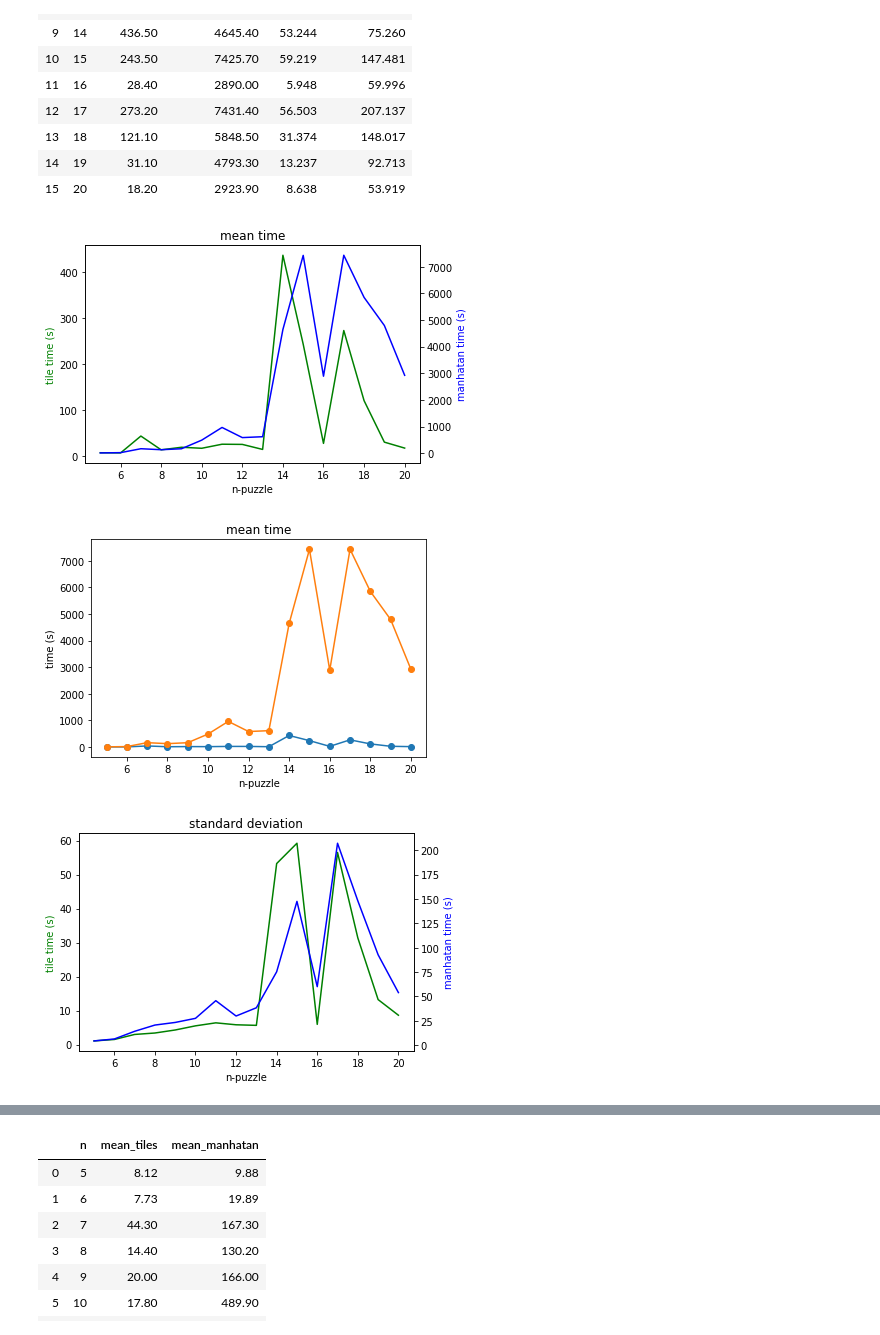
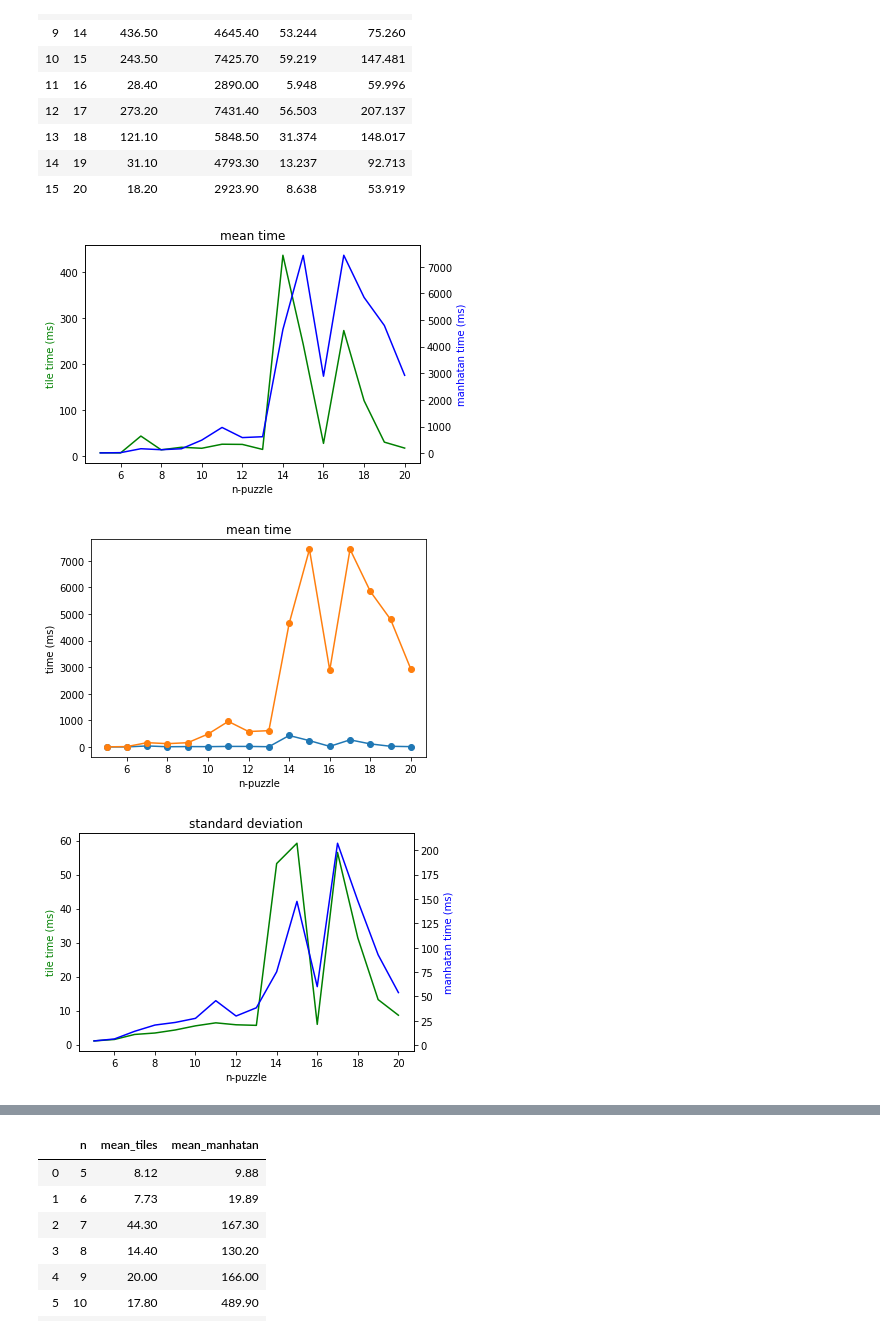
Before and after one commit to chamikasudusinghe/nocml, a Jupyter notebook: puzzle/fft-r1-model.ipynb, the cells around one changed output, grey strips where cells are left out. Saved outputs shown, nothing was run; the diff lists cells and outputs as text; code cells hidden in the pictures.

```diff
--- a/puzzle/fft-r1-model.ipynb
+++ b/puzzle/fft-r1-model.ipynb
@@ -94,37 +94,36 @@ dfms.head(20)
 # %%
 x = dfms['n']
 y1 = dfms['mean_tiles']
 y2 = dfms['mean_manhatan']
 
 
 fig, ax1 = plt.subplots()
 
 ax2 = ax1.twinx()
 ax1.plot(x, y1, 'g-')
 ax2.plot(x, y2, 'b-')
 
 plt.title("mean time")
 ax1.set_xlabel('n-puzzle')
-ax1.set_ylabel('tile time (s)', color='g')
-ax2.set_ylabel('manhatan time (s)', color='b')
+ax1.set_ylabel('tile time (ms)', color='g')
+ax2.set_ylabel('manhatan time (ms)', color='b')
 
 plt.show()
 # %% [output]
-[figure, old version]
+[figure, new version]
 # %%
 fig,ax=plt.subplots()
 plt.title("mean time")
 ax.set_xlabel("n-puzzle")
-ax.set_ylabel("time (s)")
+ax.set_ylabel("time (ms)")
 ax.plot(x, y1, marker="o")
 ax.plot(x, y2, marker="o")
 plt.show()
 # %% [output]
-[figure, old version]
+[figure, new version]
 # %%
 y3 = dfms['std_tiles']
 y4 = dfms['std_manhatan']
-
 
 fig, ax1 = plt.subplots()
 
@@ -134,12 +133,12 @@ ax2.plot(x, y4, 'b-')
 
 plt.title("standard deviation")
 ax1.set_xlabel('n-puzzle')
-ax1.set_ylabel('tile time (s)', color='g')
-ax2.set_ylabel('manhatan time (s)', color='b')
+ax1.set_ylabel('tile time (ms)', color='g')
+ax2.set_ylabel('manhatan time (ms)', color='b')
 
 plt.show()
 # %% [output]
-[figure, old version]
+[figure, new version]
 # %%
 fig,ax=plt.subplots()
 plt.title("standard deviation")
```
Also changed, not shown: parts of 1 cell of this notebook.
